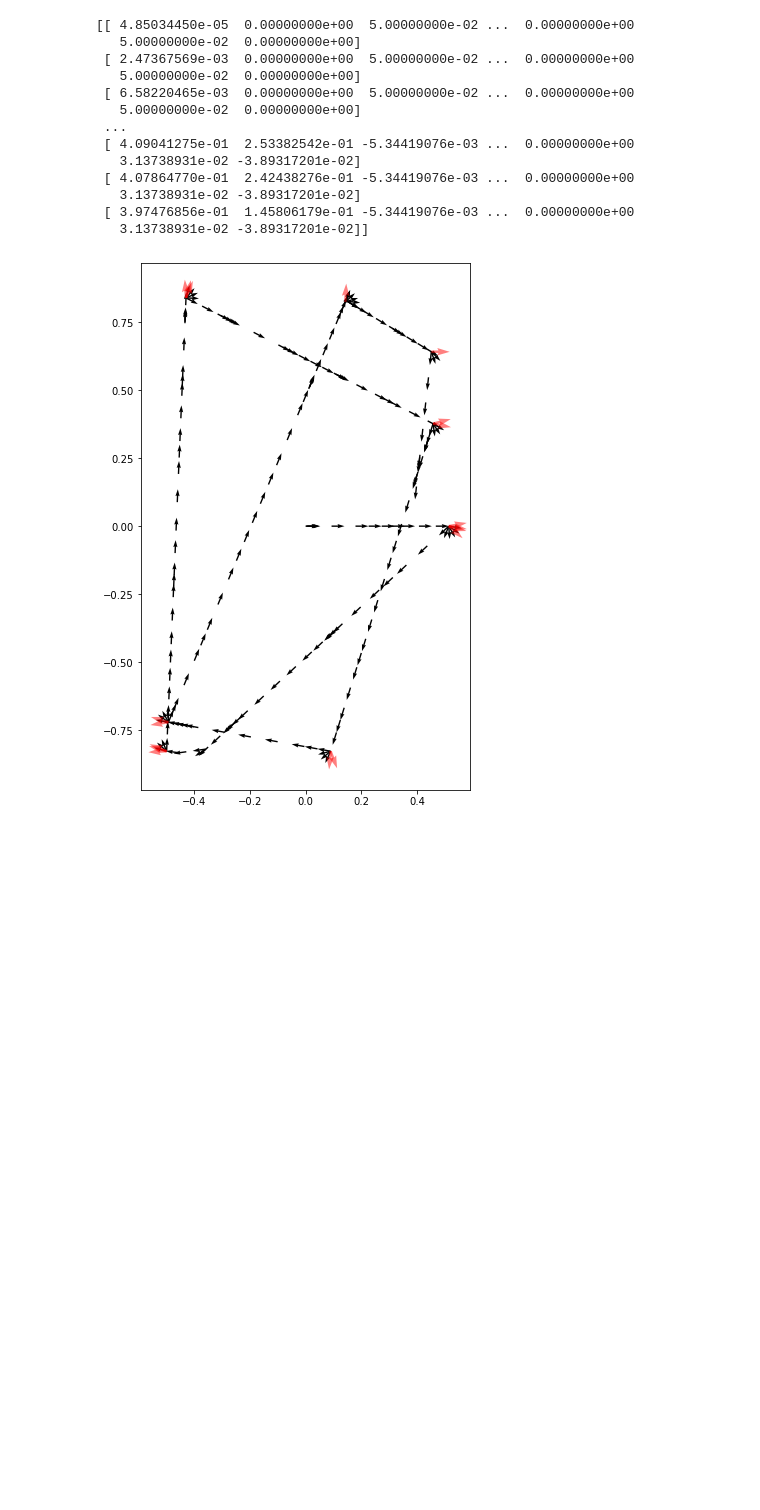
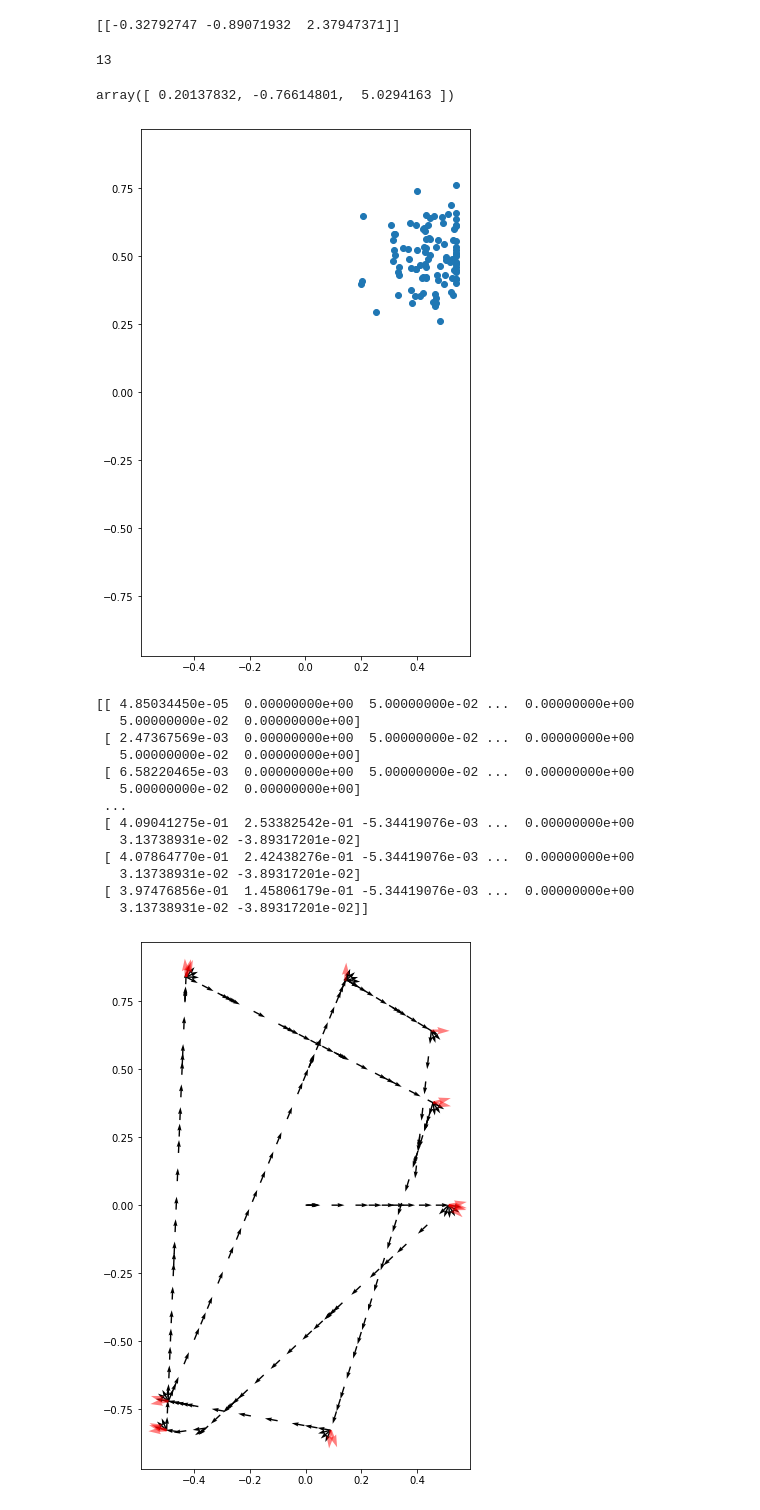
Before and after one commit to Rob0tMakers/4_robot_simulation, a Jupyter notebook: simulation/particle-filtering.ipynb, the cells around one changed output. Cells and saved outputs as stored; diff of their text form; code cells hidden in the pictures; blank space fills up the shorter version.

Commit message:
initial particle sampling and resampling done; simulation breaking currently; simulation rework in next commit

```diff
--- a/simulation/particle-filtering.ipynb
+++ b/simulation/particle-filtering.ipynb
@@ -8,0 +47,4 @@ from matplotlib import pyplot as plt
+# %%
+# converts degrees to radians
+def dtr(deg):
+    return deg * (np.pi / 180)
@@ -44,0 +113,10 @@ array([[ 2.82478371e-01, -2.05950447e-01,  5.15923549e+00],
+# %%
+# this function returns a normal distributed array of particles based on the previous location approximation
+
+def resampleParticles(x, y, camera_int):
+    x_col = np.clip(np.random.normal(x, 0.1, (100, 1)), x_floor, x_ceil)
+    y_col = np.clip(np.random.normal(y, 0.1, (100, 1)), y_floor, y_ceil)
+
+    q_col = distributeViewAngles(camera_int)
+
+    return np.concatenate((x_col, y_col, q_col), axis=1)
@@ -44,0 +176,4 @@ array([[ 2.82478371e-01, -2.05950447e-01,  5.15923549e+00],
+# %%
+print(particles[:1, :])
+# %% [output]
+[[-0.32792747 -0.89071932  2.37947371]]
@@ -44,0 +183,30 @@ array([[ 2.82478371e-01, -2.05950447e-01,  5.15923549e+00],
+# %%
+# data = placeParticles()
+data = resampleParticles(0.45,0.5)
+# print(data)
+# %%
+robot = [0.20787156, 0.31878178, 0.44155375, 1.32133476, 1.77038155, 1.02934888, 0.4293922, 0.21328546]
+delta = getFittestIndex(distances, robot)
+print(delta.min())
+# %% [output]
+13
+# %%
+particles[13]
+# %% [output]
+array([ 0.20137832, -0.76614801,  5.0294163 ])
+# %%
+f, ax = plt.subplots(1,1, figsize=(W*5,H*5))
+ax.set_xlim(-W/2, W/2)
+ax.set_ylim(-H/2, H/2)
+
+ax.scatter(data[:,0], data[:,1])
+
+
+# When the robot senses an obstacle, draw the sensor that detects it.
+# obstacled = data[data[:,4] == 1]
+# ax.quiver(obstacled[:,0], obstacled[:,1], obstacled[:,5], obstacled[:,6], color='red',alpha=0.5)
+
+
+plt.show()
+# %% [output]
+[figure, added]
```
Also changed, not shown: parts of 16 cells of this notebook, 1 other file.
